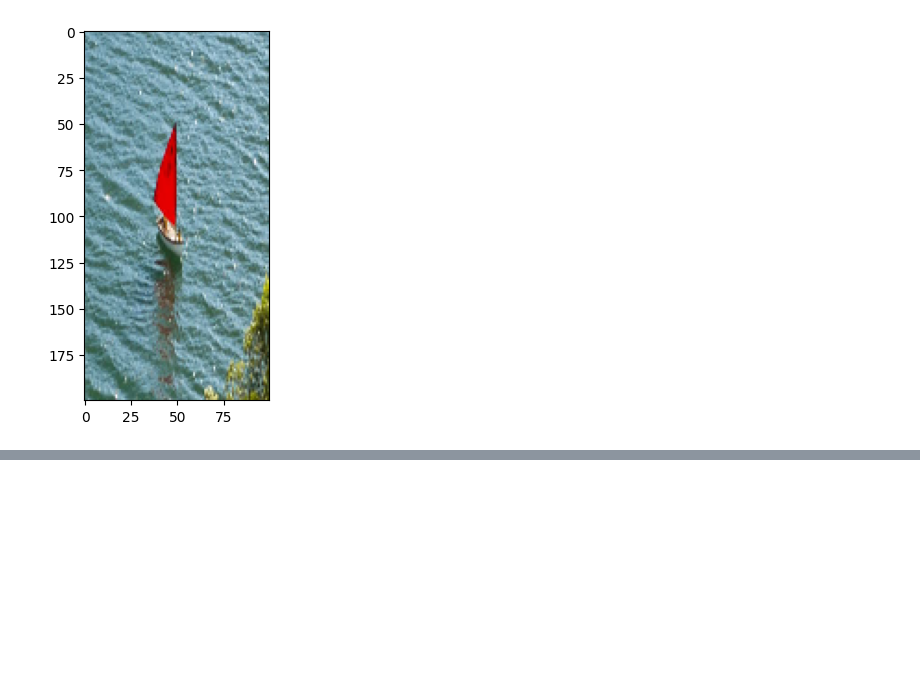
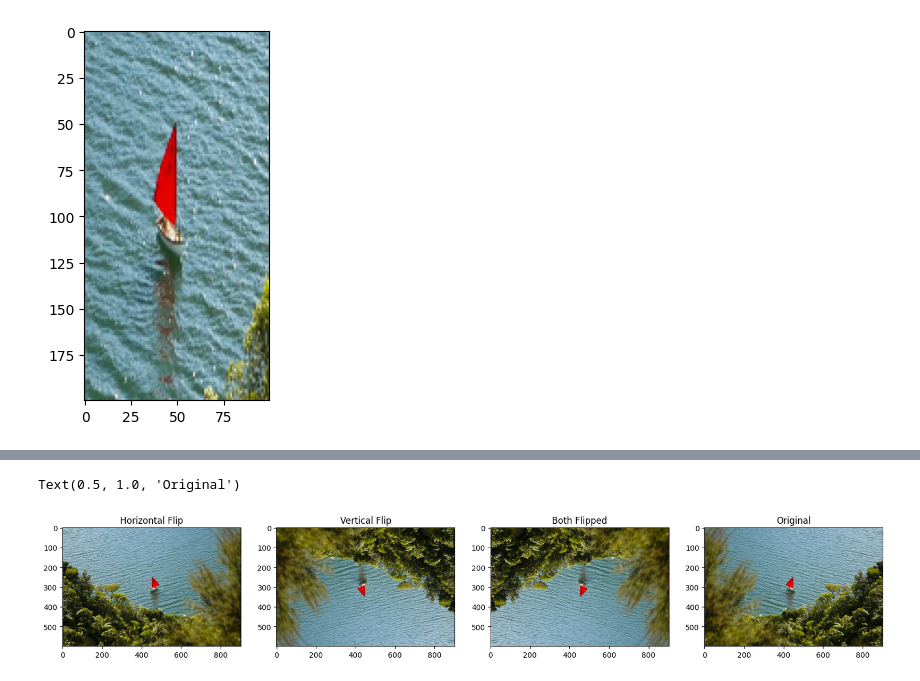
Before and after one commit to eisBlume0901/Learning_OpenCV, a Jupyter notebook: 02_Basic_Image_Manipulation/main.ipynb, the cells around one changed output, grey strips where cells are left out. Drawn from its saved outputs; the diff is of its cells as text; code cells hidden in the pictures; blank space fills up the shorter version.

```diff
--- a/02_Basic_Image_Manipulation/main.ipynb
+++ b/02_Basic_Image_Manipulation/main.ipynb
@@ -122,0 +137,27 @@ plt.imshow(resized_cropped_region)
+# %%
+# Flipping Images
+
+img_NZ_rgb_flipped_horz = cv2.flip(img_NZ_rgb, 1)
+img_NZ_rgb_flipped_vert = cv2.flip(img_NZ_rgb, 0)
+img_NZ_rgb_flipped_both = cv2.flip(img_NZ_rgb, -1)
+
+plt.figure(figsize=(20, 5))
+
+plt.subplot(141)
+plt.imshow(img_NZ_rgb_flipped_horz)
+plt.title("Horizontal Flip")
+
+plt.subplot(142)
+plt.imshow(img_NZ_rgb_flipped_vert)
+plt.title("Vertical Flip")
+
+plt.subplot(143)
+plt.imshow(img_NZ_rgb_flipped_both)
+plt.title("Both Flipped")
+
+plt.subplot(144)
+plt.imshow(img_NZ_rgb)
+plt.title("Original")
+# %% [output]
+Text(0.5, 1.0, 'Original')
+[figure, added]
```
Also changed, not shown: parts of 3 cells of this notebook, 1 other file.
